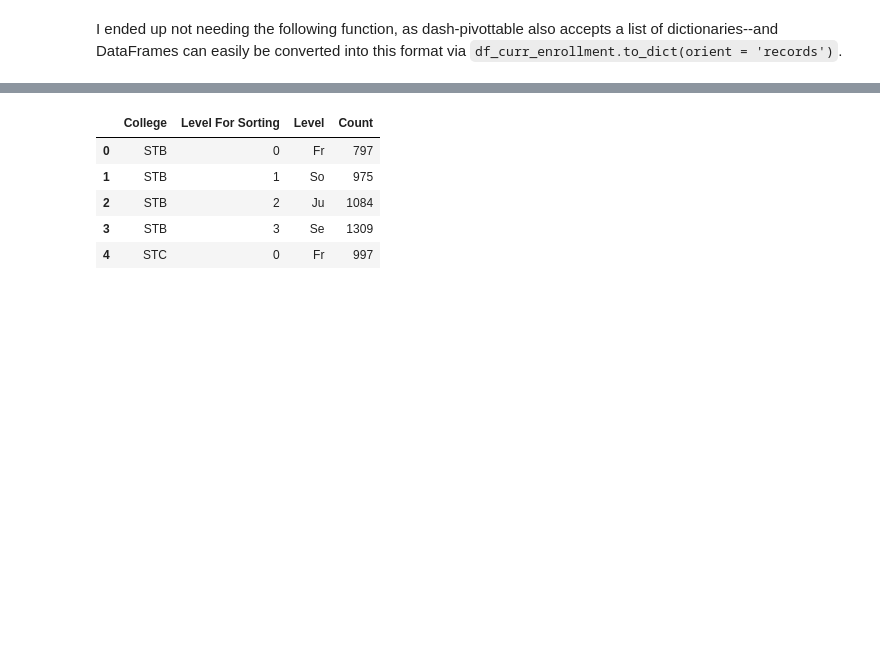
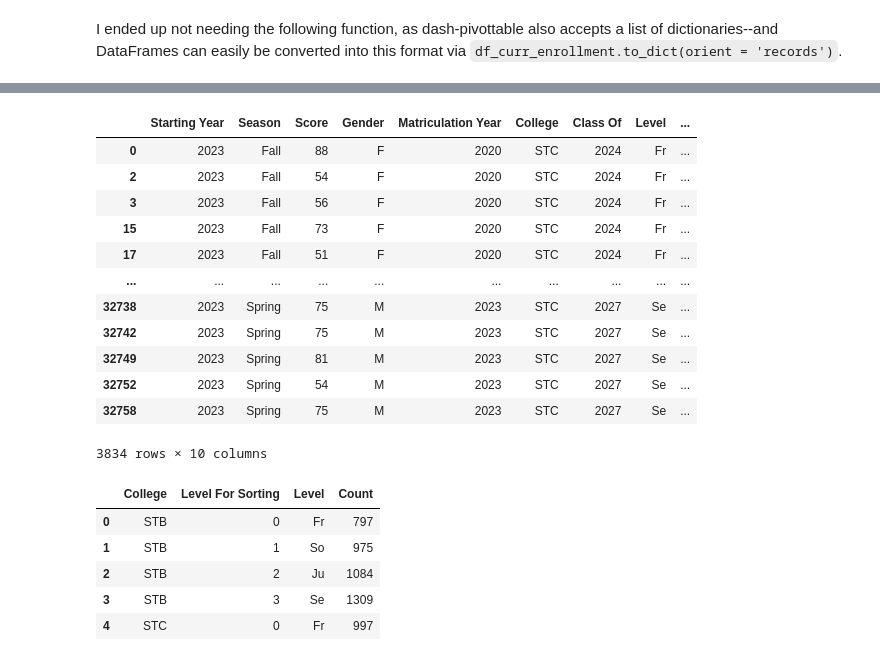
Before and after one commit to kburchfiel/pfn, a Jupyter notebook: Online_Visualizations/PFN_Dash_App_Demo/notebook_for_testing.ipynb, the cells around one changed output, grey strips where cells are left out. Drawn from its saved outputs; the diff is of its cells as text; code cells hidden in the pictures; blank space fills up the shorter version.

```diff
--- a/Online_Visualizations/PFN_Dash_App_Demo/notebook_for_testing.ipynb
+++ b/Online_Visualizations/PFN_Dash_App_Demo/notebook_for_testing.ipynb
@@ -90,3 +96,9 @@ Fr    3289
 Name: count, dtype: int64
 # %% [markdown]
 I ended up not needing the following function, as dash-pivottable also accepts a list of dictionaries--and DataFrames can easily be converted into this format via `df_curr_enrollment.to_dict(orient = 'records')`.
+# %%
+filter_tuple_list = [
+    ('College',
+     ['STC', ]),
+    ('Level',['Fr','Se'])]
+filter_tuple_list
@@ -93,3 +123,22 @@ I ended up not needing the following function, as dash-pivottable also accepts a
+# %%
+for pair in filter_tuple_list:
+    df_survey_results_extra_data.query(
+        f"`{pair[0]}` in {pair[1]}", inplace = True)
+df_survey_results_extra_data
+# %% [output]
+|  | Starting Year | Season | Score | Gender | Matriculation Year | College | Class Of | Level | ... |
+| 0 | 2023 | Fall | 88 | F | 2020 | STC | 2024 | Fr | ... |
+| 2 | 2023 | Fall | 54 | F | 2020 | STC | 2024 | Fr | ... |
+| 3 | 2023 | Fall | 56 | F | 2020 | STC | 2024 | Fr | ... |
+| 15 | 2023 | Fall | 73 | F | 2020 | STC | 2024 | Fr | ... |
+| 17 | 2023 | Fall | 51 | F | 2020 | STC | 2024 | Fr | ... |
+| ... | ... | ... | ... | ... | ... | ... | ... | ... | ... |
+| 32738 | 2023 | Spring | 75 | M | 2023 | STC | 2027 | Se | ... |
+| 32742 | 2023 | Spring | 75 | M | 2023 | STC | 2027 | Se | ... |
+| 32749 | 2023 | Spring | 81 | M | 2023 | STC | 2027 | Se | ... |
+| 32752 | 2023 | Spring | 54 | M | 2023 | STC | 2027 | Se | ... |
+| 32758 | 2023 | Spring | 75 | M | 2023 | STC | 2027 | Se | ... |
+3834 rows × 10 columns
 # %%
 def df_to_lol(df):
     '''Converts a DataFrame (passed to df) to a list of lists (or 'lol')
```
Also changed, not shown: parts of 4 cells of this notebook, 5 other files.
